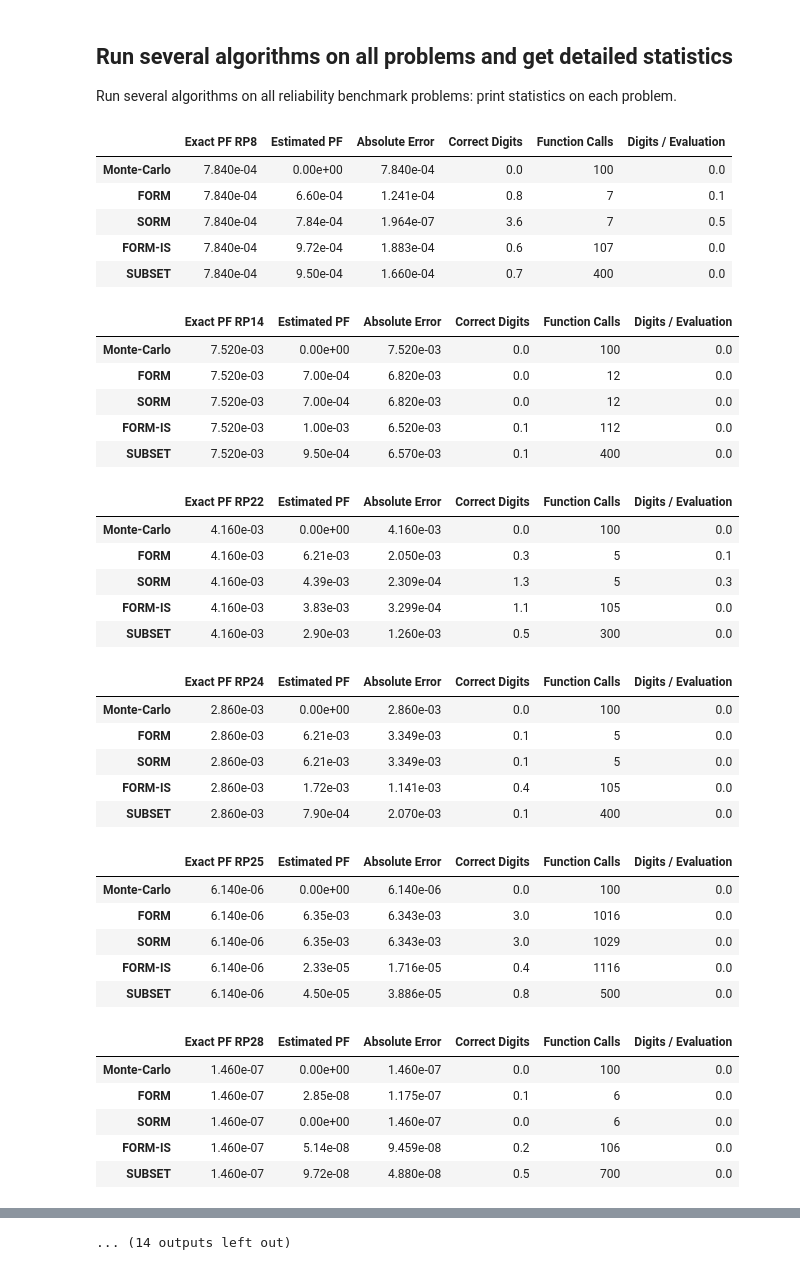
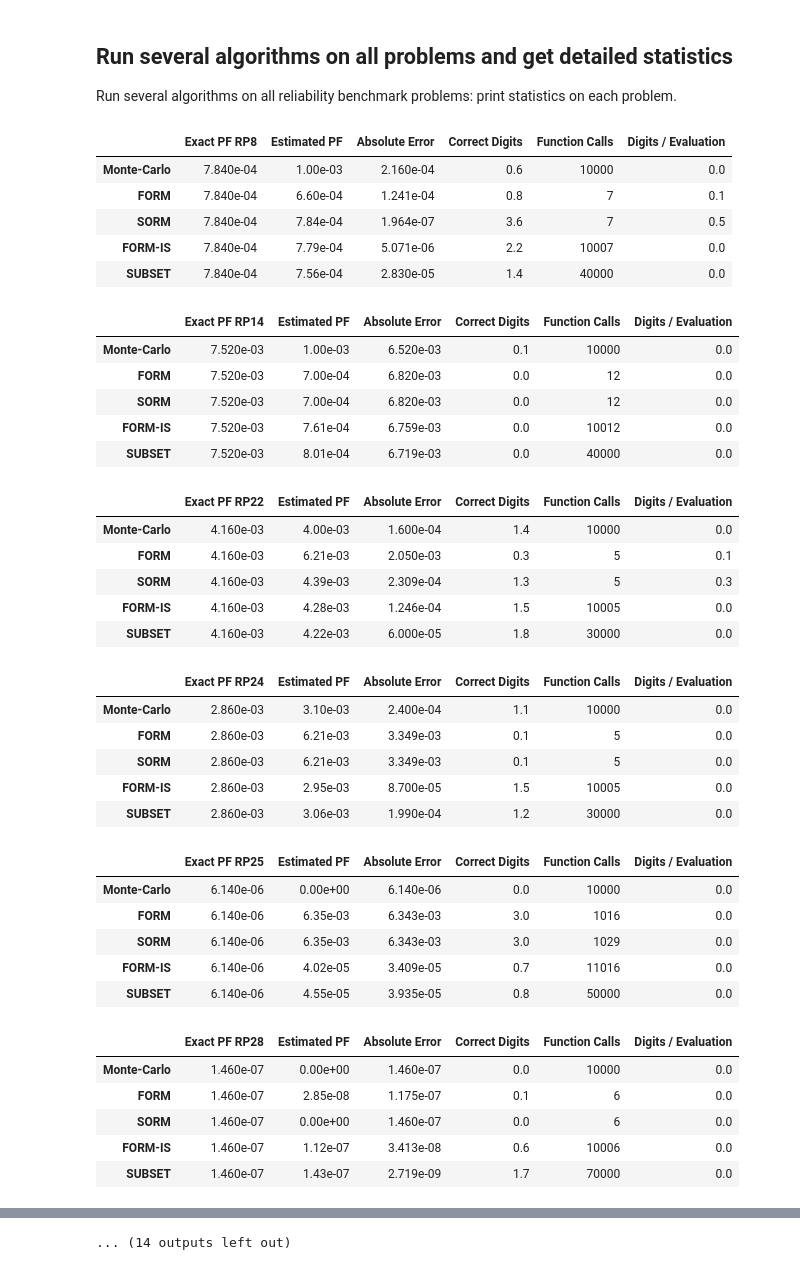
Before and after one commit to openturns/otbenchmark, a Jupyter notebook: examples/reliability_benchmark_table.ipynb, the cells around one changed output, grey strips where cells are left out. Drawn from its saved outputs; the diff is of its cells as text; code cells hidden in the pictures.

Commit message:
Improved sample size

```diff
--- a/examples/reliability_benchmark_table.ipynb
+++ b/examples/reliability_benchmark_table.ipynb
@@ -227,11 +227,11 @@ def FormatRow(benchmarkResult):
 # %%
 method_names = ["Monte-Carlo", "FORM", "SORM", "FORM-IS", "SUBSET"]
 
-maximumOuterSampling = 10 ** 1
-blockSize = 10 ** 1
+maximumOuterSampling = 10 ** 2
+blockSize = 10 ** 2
 coefficientOfVariation = 0.0
 
-for i in range(numberOfProblems):
+for i in tqdm(range(numberOfProblems)):
     problem = benchmarkProblemList[i]
     name = problem_names[i]
     exact_pf_name = "%10s" % ("Exact PF " + name[0:10])
@@ -263,66 +263,66 @@ for i in range(numberOfProblems):
         nearestPointAlgorithm,
         maximumOuterSampling=maximumOuterSampling,
         coefficientOfVariation=coefficientOfVariation,
         blockSize=blockSize,
     )
     results[3, :] = FormatRow(benchmarkResult)
     # Subset
     benchmarkResult = metaAlgorithm.runSubsetSampling(
         maximumOuterSampling=maximumOuterSampling,
         coefficientOfVariation=coefficientOfVariation,
         blockSize=blockSize,
     )
     results[4, :] = FormatRow(benchmarkResult)
     # Gather statistics and print them
     df = pd.DataFrame(results, index=method_names, columns=metrics,)
     # Format the columns for readability
     s = df.style.format(
         {
             exact_pf_name: lambda x: "{:.3e}".format(x),
             "Estimated PF": lambda x: "{:.3e}".format(x),
             "Absolute Error": lambda x: "{:.3e}".format(x),
             "Correct Digits": lambda x: "{:.1f}".format(abs(x)),
             "Function Calls": lambda x: "{:d}".format(int(x)),
             "Estimated PF": lambda x: "{:.2e}".format(x),
             "Digits / Evaluation": lambda x: "{:.1f}".format(abs(x)),
         }
     )
     display(s)
 # %% [output]
 |  | Exact PF RP8 | Estimated PF | Absolute Error | Correct Digits | Function Calls | Digits / Evaluation |
-| Monte-Carlo | 7.840e-04 | 0.00e+00 | 7.840e-04 | 0.0 | 100 | 0.0 |
+| Monte-Carlo | 7.840e-04 | 1.00e-03 | 2.160e-04 | 0.6 | 10000 | 0.0 |
 | FORM | 7.840e-04 | 6.60e-04 | 1.241e-04 | 0.8 | 7 | 0.1 |
 | SORM | 7.840e-04 | 7.84e-04 | 1.964e-07 | 3.6 | 7 | 0.5 |
-| FORM-IS | 7.840e-04 | 9.72e-04 | 1.883e-04 | 0.6 | 107 | 0.0 |
-| SUBSET | 7.840e-04 | 9.50e-04 | 1.660e-04 | 0.7 | 400 | 0.0 |
+| FORM-IS | 7.840e-04 | 7.79e-04 | 5.071e-06 | 2.2 | 10007 | 0.0 |
+| SUBSET | 7.840e-04 | 7.56e-04 | 2.830e-05 | 1.4 | 40000 | 0.0 |
 |  | Exact PF RP14 | Estimated PF | Absolute Error | Correct Digits | Function Calls | Digits / Evaluation |
-| Monte-Carlo | 7.520e-03 | 0.00e+00 | 7.520e-03 | 0.0 | 100 | 0.0 |
+| Monte-Carlo | 7.520e-03 | 1.00e-03 | 6.520e-03 | 0.1 | 10000 | 0.0 |
 | FORM | 7.520e-03 | 7.00e-04 | 6.820e-03 | 0.0 | 12 | 0.0 |
 | SORM | 7.520e-03 | 7.00e-04 | 6.820e-03 | 0.0 | 12 | 0.0 |
-| FORM-IS | 7.520e-03 | 1.00e-03 | 6.520e-03 | 0.1 | 112 | 0.0 |
-| SUBSET | 7.520e-03 | 9.50e-04 | 6.570e-03 | 0.1 | 400 | 0.0 |
+| FORM-IS | 7.520e-03 | 7.61e-04 | 6.759e-03 | 0.0 | 10012 | 0.0 |
+| SUBSET | 7.520e-03 | 8.01e-04 | 6.719e-03 | 0.0 | 40000 | 0.0 |
 |  | Exact PF RP22 | Estimated PF | Absolute Error | Correct Digits | Function Calls | Digits / Evaluation |
-| Monte-Carlo | 4.160e-03 | 0.00e+00 | 4.160e-03 | 0.0 | 100 | 0.0 |
+| Monte-Carlo | 4.160e-03 | 4.00e-03 | 1.600e-04 | 1.4 | 10000 | 0.0 |
 | FORM | 4.160e-03 | 6.21e-03 | 2.050e-03 | 0.3 | 5 | 0.1 |
 | SORM | 4.160e-03 | 4.39e-03 | 2.309e-04 | 1.3 | 5 | 0.3 |
-| FORM-IS | 4.160e-03 | 3.83e-03 | 3.299e-04 | 1.1 | 105 | 0.0 |
-| SUBSET | 4.160e-03 | 2.90e-03 | 1.260e-03 | 0.5 | 300 | 0.0 |
+| FORM-IS | 4.160e-03 | 4.28e-03 | 1.246e-04 | 1.5 | 10005 | 0.0 |
+| SUBSET | 4.160e-03 | 4.22e-03 | 6.000e-05 | 1.8 | 30000 | 0.0 |
 |  | Exact PF RP24 | Estimated PF | Absolute Error | Correct Digits | Function Calls | Digits / Evaluation |
-| Monte-Carlo | 2.860e-03 | 0.00e+00 | 2.860e-03 | 0.0 | 100 | 0.0 |
+| Monte-Carlo | 2.860e-03 | 3.10e-03 | 2.400e-04 | 1.1 | 10000 | 0.0 |
 | FORM | 2.860e-03 | 6.21e-03 | 3.349e-03 | 0.1 | 5 | 0.0 |
 | SORM | 2.860e-03 | 6.21e-03 | 3.349e-03 | 0.1 | 5 | 0.0 |
-| FORM-IS | 2.860e-03 | 1.72e-03 | 1.141e-03 | 0.4 | 105 | 0.0 |
-| SUBSET | 2.860e-03 | 7.90e-04 | 2.070e-03 | 0.1 | 400 | 0.0 |
+| FORM-IS | 2.860e-03 | 2.95e-03 | 8.700e-05 | 1.5 | 10005 | 0.0 |
+| SUBSET | 2.860e-03 | 3.06e-03 | 1.990e-04 | 1.2 | 30000 | 0.0 |
 |  | Exact PF RP25 | Estimated PF | Absolute Error | Correct Digits | Function Calls | Digits / Evaluation |
-| Monte-Carlo | 6.140e-06 | 0.00e+00 | 6.140e-06 | 0.0 | 100 | 0.0 |
+| Monte-Carlo | 6.140e-06 | 0.00e+00 | 6.140e-06 | 0.0 | 10000 | 0.0 |
 | FORM | 6.140e-06 | 6.35e-03 | 6.343e-03 | 3.0 | 1016 | 0.0 |
 | SORM | 6.140e-06 | 6.35e-03 | 6.343e-03 | 3.0 | 1029 | 0.0 |
-| FORM-IS | 6.140e-06 | 2.33e-05 | 1.716e-05 | 0.4 | 1116 | 0.0 |
-| SUBSET | 6.140e-06 | 4.50e-05 | 3.886e-05 | 0.8 | 500 | 0.0 |
+| FORM-IS | 6.140e-06 | 4.02e-05 | 3.409e-05 | 0.7 | 11016 | 0.0 |
+| SUBSET | 6.140e-06 | 4.55e-05 | 3.935e-05 | 0.8 | 50000 | 0.0 |
 |  | Exact PF RP28 | Estimated PF | Absolute Error | Correct Digits | Function Calls | Digits / Evaluation |
-| Monte-Carlo | 1.460e-07 | 0.00e+00 | 1.460e-07 | 0.0 | 100 | 0.0 |
+| Monte-Carlo | 1.460e-07 | 0.00e+00 | 1.460e-07 | 0.0 | 10000 | 0.0 |
 | FORM | 1.460e-07 | 2.85e-08 | 1.175e-07 | 0.1 | 6 | 0.0 |
 | SORM | 1.460e-07 | 0.00e+00 | 1.460e-07 | 0.0 | 6 | 0.0 |
-| FORM-IS | 1.460e-07 | 5.14e-08 | 9.459e-08 | 0.2 | 106 | 0.0 |
-| SUBSET | 1.460e-07 | 9.72e-08 | 4.880e-08 | 0.5 | 700 | 0.0 |
+| FORM-IS | 1.460e-07 | 1.12e-07 | 3.413e-08 | 0.6 | 10006 | 0.0 |
+| SUBSET | 1.460e-07 | 1.43e-07 | 2.719e-09 | 1.7 | 70000 | 0.0 |
 |  | Exact PF RP31 | Estimated PF | Absolute Error | Correct Digits | Function Calls | Digits / Evaluation |
```
Also changed, not shown: parts of 1 cell of this notebook.
